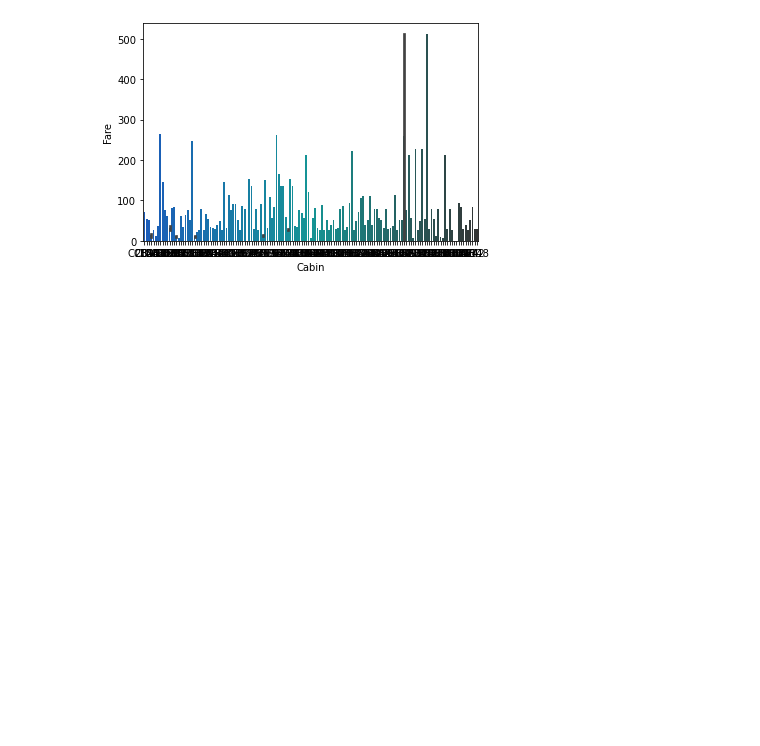
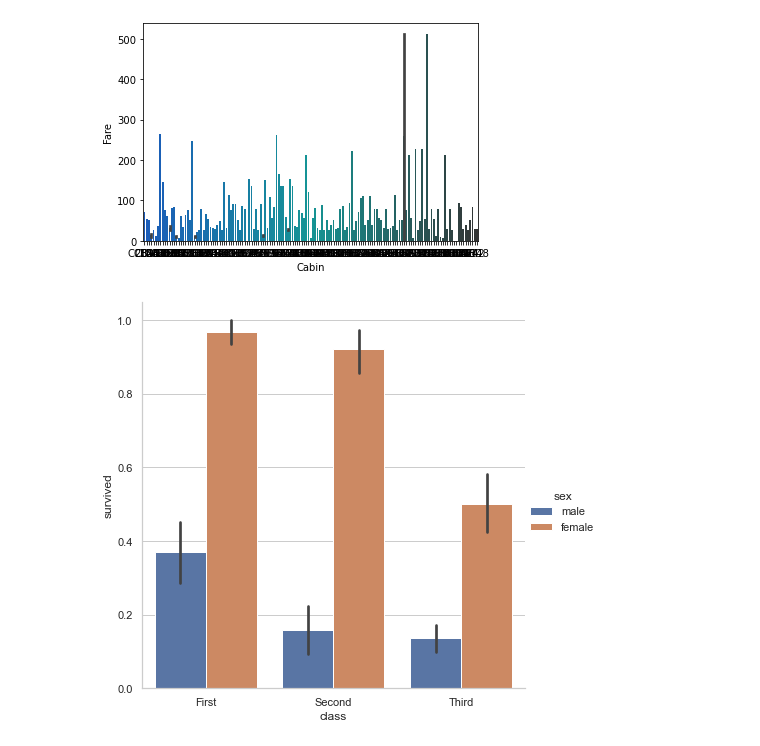
Before and after one commit to doowilliams/data_science_portfolio, a Jupyter notebook: titanic.ipynb, the cells around one changed output. Drawn from its saved outputs; the diff is of its cells as text; code cells hidden in the pictures; blank space fills up the shorter version.

```diff
--- a/titanic.ipynb
+++ b/titanic.ipynb
@@ -74,3 +74,15 @@ sns.barplot('Cabin','Fare',data=df,palette='winter_d')
 # %% [output]
 <AxesSubplot:xlabel='Cabin', ylabel='Fare'>
 [figure]
+# %%
+# Titanic Example
+sns.set(style='whitegrid')
+
+# Load the example Titanic dataset
+
+titanic = sns.load_dataset('titanic')
+
+# Draw a  nseted barplot to show survival for class and sex
+g = sns.catplot(x ='class',y = 'survived', hue = 'sex',data = titanic, height = 6, kind = 'bar')
+# %% [output]
+[figure, added]
```
Also changed, not shown: parts of 1 cell of this notebook.
